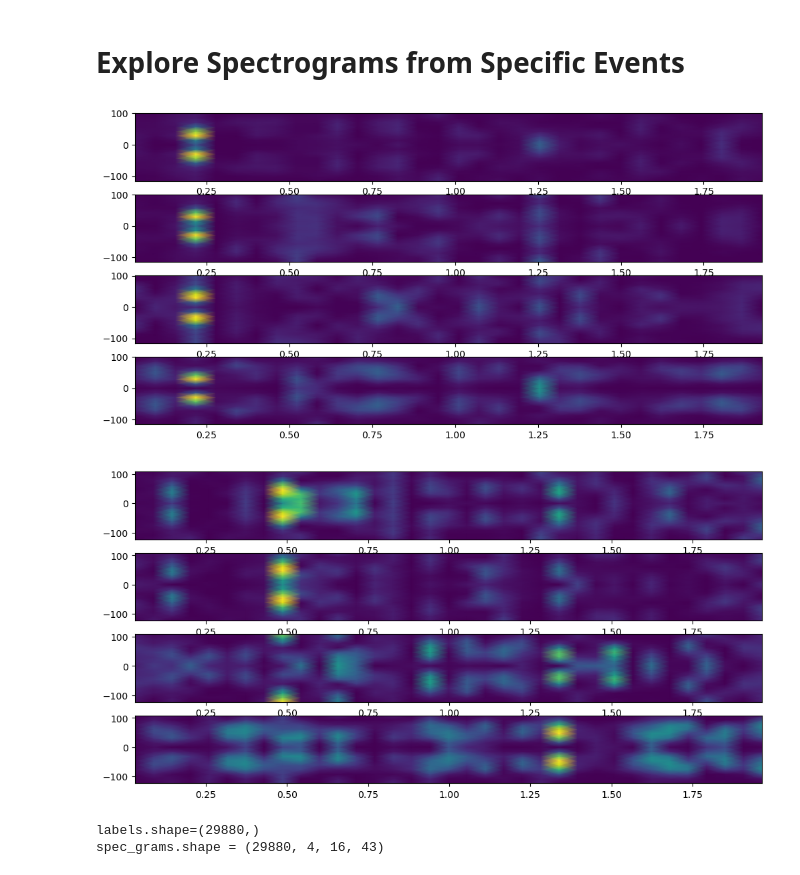
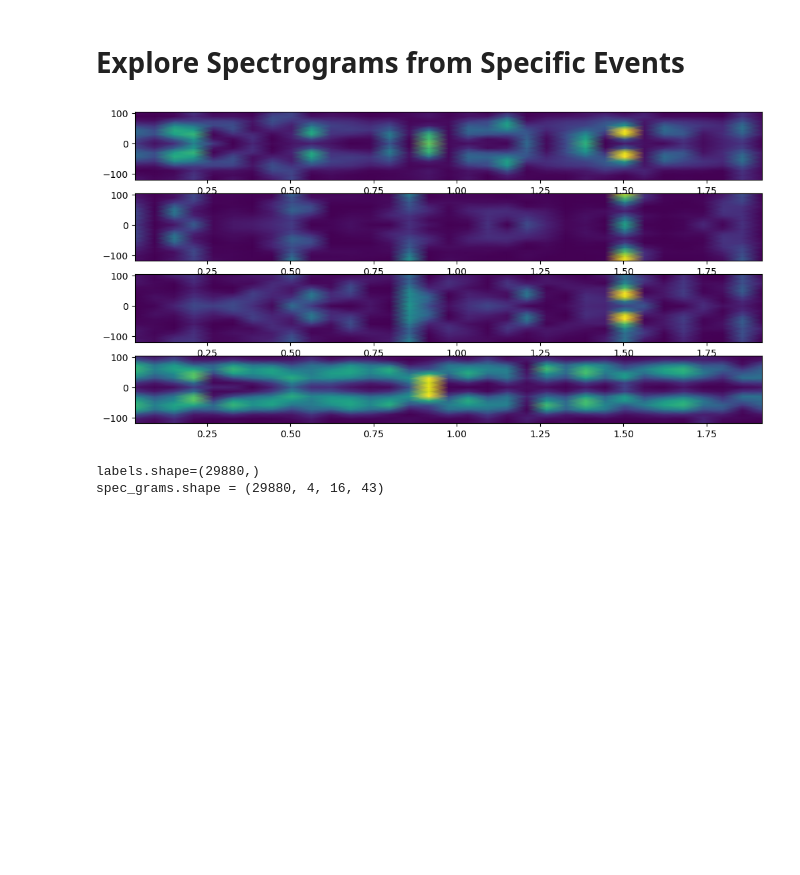
Before and after one commit to noahridge/eeg-mnist, a Jupyter notebook: nb_freq_domain.ipynb, the cells around one changed output. Drawn from its saved outputs; the diff is of its cells as text; code cells hidden in the pictures; blank space fills up the shorter version.

```diff
--- a/nb_freq_domain.ipynb
+++ b/nb_freq_domain.ipynb
@@ -58,28 +60,36 @@ dtype: object
 # Explore Spectrograms from Specific Events
 # %%
 
-for meta, data in islice(pre_ds2.enumerate_events(), 2):
+for meta, data in islice(pre_ds2.enumerate_events(), 1001, 1002):
 
     if (meta["code"] == -1).all():
         continue
     # length = data.shape[-1]
     # print(meta)
     # print(data)
 
     label = meta["code"].iloc[0]
     length = meta["size"].iloc[0]
 
+
     fig, axes = plt.subplots(4, 1, figsize = (12,6), squeeze=True)
-    # sub_arrs = []
+
+    # np.sum(data, axis = 1)
+    # wt, dt = pywt.dwt(data[:,0:length], "haar")
+    # # print(wt[0])
+
+    # plt.plot(dt[0])
+    # break
+
+    sub_arrs = []
     for rec, ax in (zip(data, axes)):
         # record = parsed_lines[idx]
-
+        norm_rec = (rec[0:length]  - np.mean(rec[0:length]))/np.std(rec[0:length])
         #trimming to unpadded length improves plot scaling
         f, t, Sxx = spectrogram(rec[0:length], fs = length/2, nperseg=(win:=16), noverlap=win//8, return_onesided=False, window = "flattop")
         ax.pcolormesh(t, fftshift(f), fftshift((Sxx), axes=0), shading = 'gouraud')
 # %% [output]
-[figure, old version]
+[figure, new version]
-[figure, removed]
 # %%
 
 
```
Also changed, not shown: parts of 13 cells of this notebook.
